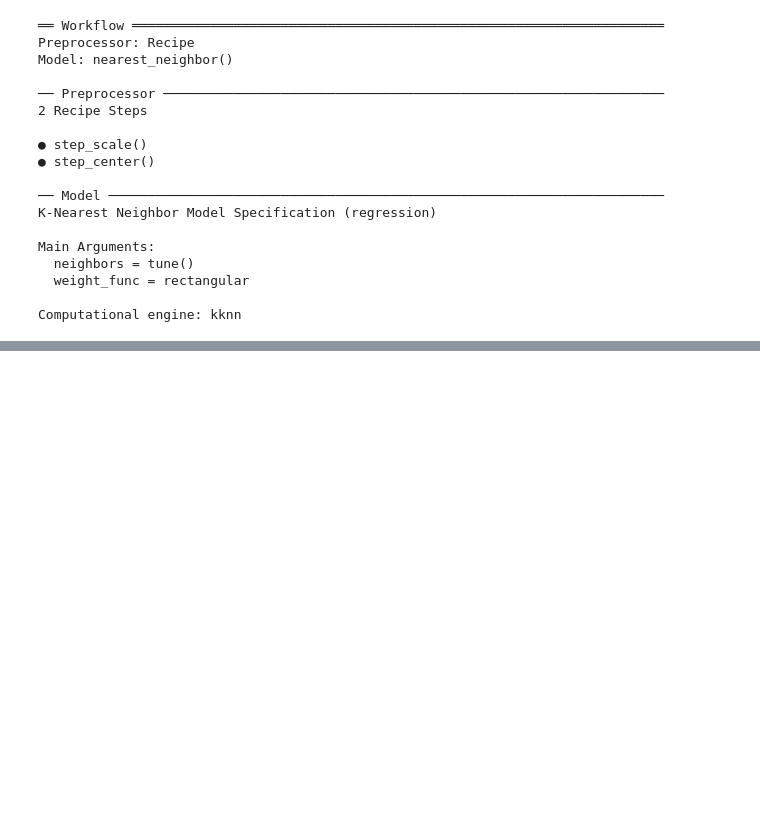
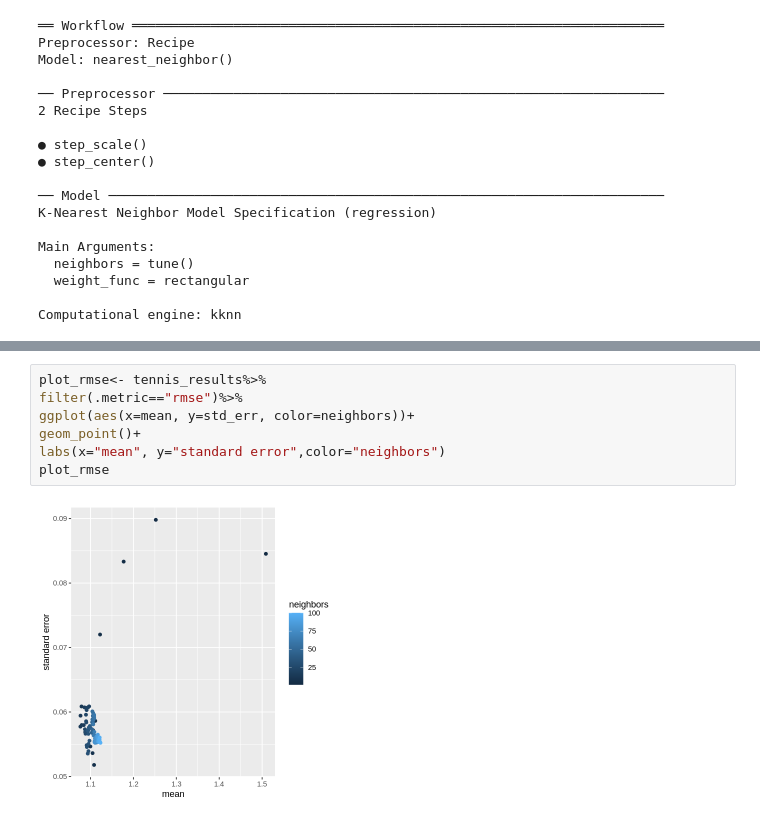
Before and after one commit to brianapavey/Group-Project, a Jupyter notebook: tennis_data_project.ipynb, the cells around one changed output, grey strips where cells are left out. Cells and saved outputs as stored; diff of their text form; blank space fills up the shorter version.

Commit message:
add graph of analysis

```diff
--- a/tennis_data_project.ipynb
+++ b/tennis_data_project.ipynb
@@ -291,0 +313,9 @@ A tibble: 3 × 3
+# %%
+plot_rmse<- tennis_results%>%
+filter(.metric=="rmse")%>%
+ggplot(aes(x=mean, y=std_err, color=neighbors))+
+geom_point()+
+labs(x="mean", y="standard error",color="neighbors")
+plot_rmse
+# %% [output]
+[figure, added]
```
Also changed, not shown: parts of 8 cells of this notebook.
